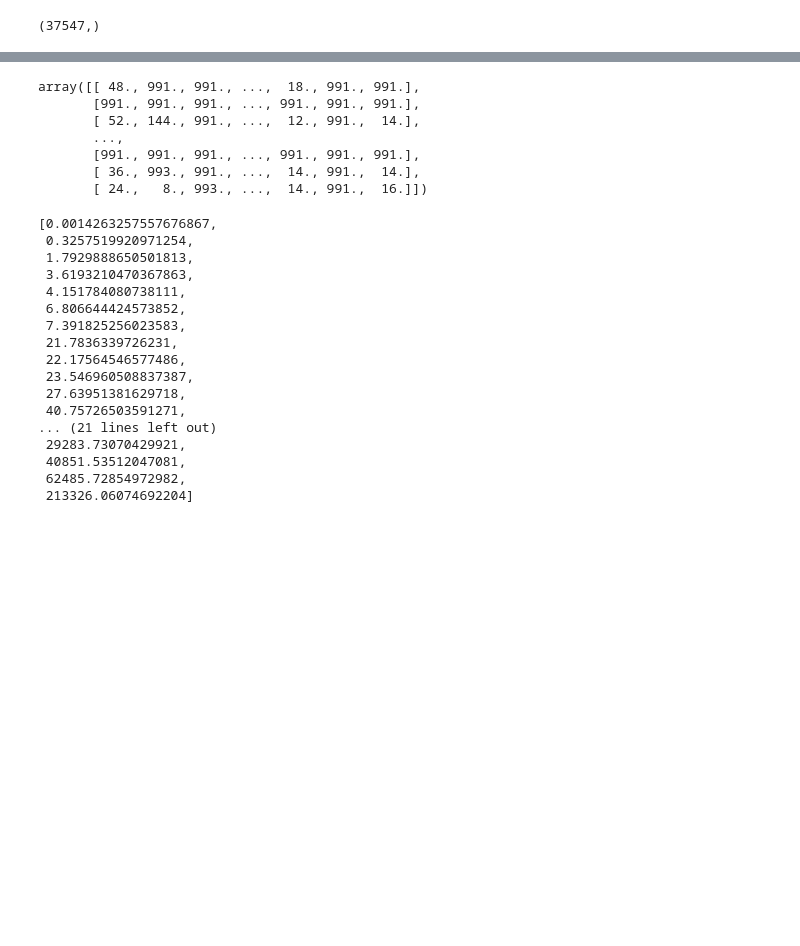
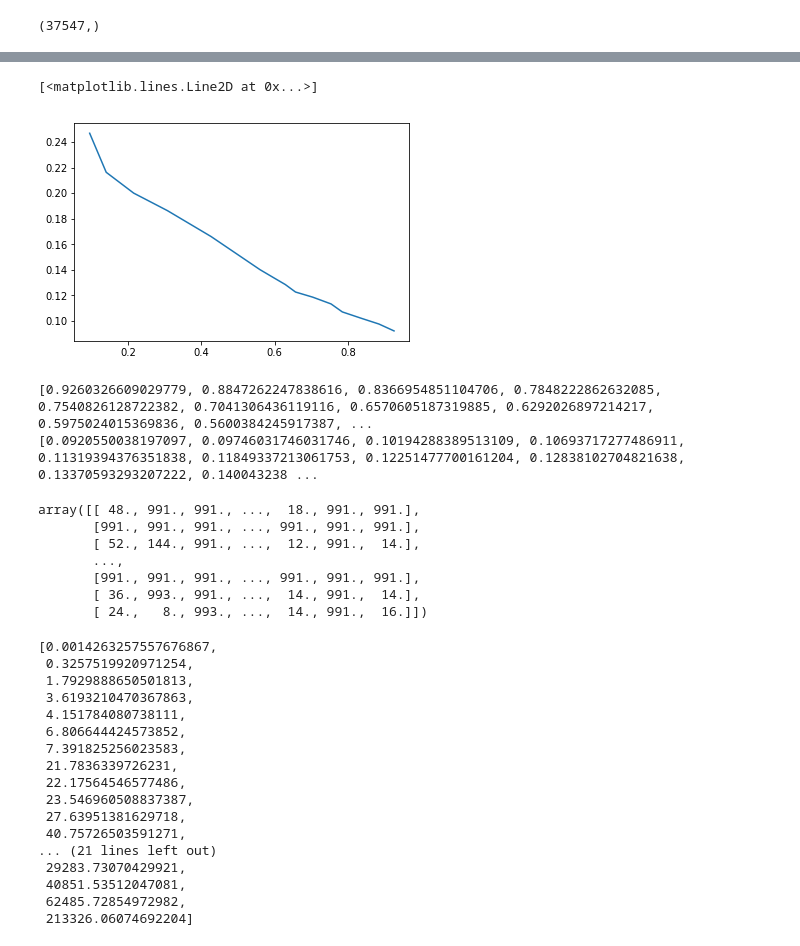
Before and after one commit to ShakedShalem/drug-analysis, a Jupyter notebook: Pipeline.ipynb, the cells around one changed output, grey strips where cells are left out. Drawn from its saved outputs; the diff is of its cells as text; code cells hidden in the pictures; blank space fills up the shorter version.

```diff
--- a/Pipeline.ipynb
+++ b/Pipeline.ipynb
@@ -27,0 +116,3 @@ from sklearn.metrics import f1_score
+# %%
+grid_search = GridSearchCV(clf, param_grid, scoring='f1', return_train_score=True, n_jobs=-1, cv=10)
+grid_search.fit(X_train, y_train)
@@ -27,0 +161,15 @@ from sklearn.metrics import f1_score
+# %%
+thr = [0.01, 0.02, 0.03, 0.04, 0.05, 0.06, 0.07, 0.08, 0.09, 0.1,0.15, 0.2, 0.25, 0.3, 0.35]
+recalls = []
+precisions = []
+y_pred = []
+# %%
+for t in thr:
+    y_pred = [1 if x > t else 0 for x in prob]
+    recall = recall_score(y_test, y_pred)
+    precision = precision_score(y_test, y_pred)
+    recalls.append(recall)
+    precisions.append(precision)
+    print(t)
+    print(confusion_matrix(y_test, y_pred).ravel())
+    print(f1_score(y_test, y_pred))
@@ -27,0 +194,11 @@ from sklearn.metrics import f1_score
+# %%
+plt.plot(recalls, precisions)
+# %% [output]
+[<matplotlib.lines.Line2D at 0x...>]
+[figure, added]
+# %%
+print(recalls)
+print(precisions)
+# %% [output]
+[0.9260326609029779, 0.8847262247838616, 0.8366954851104706, 0.7848222862632085, 0.7540826128722382, 0.7041306436119116, 0.6570605187319885, 0.6292026897214217, 0.5975024015369836, 0.5600384245917387, ...
+[0.0920550038197097, 0.09746031746031746, 0.10194288389513109, 0.10693717277486911, 0.11319394376351838, 0.11849337213061753, 0.12251477700161204, 0.12838102704821638, 0.13370593293207222, 0.140043238 ...
```
Also changed, not shown: parts of 76 cells of this notebook.
